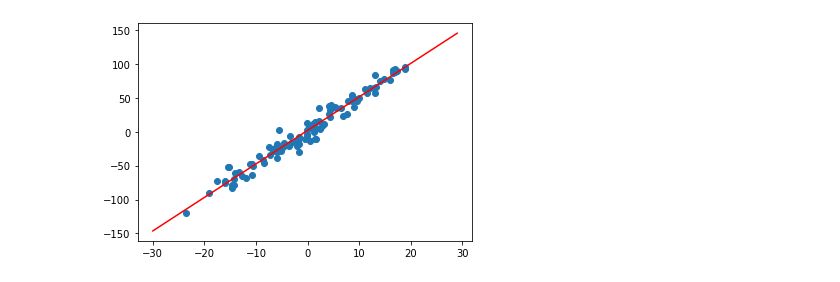
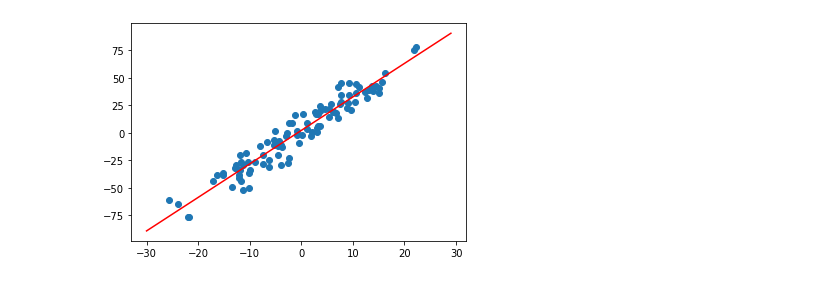
Before and after one commit to MyriadSpace/Concepts_and_Apps_of_Deep_Learning, a Jupyter notebook: Gradient/linear_regression.ipynb, the cells around one changed output. Cells and saved outputs as stored; diff of their text form; code cells hidden in the pictures.

```diff
--- a/Gradient/linear_regression.ipynb
+++ b/Gradient/linear_regression.ipynb
@@ -9,7 +9,7 @@ data = np.zeros((100,2))
 
 for i in range(len(data)):
   data[i][0] = 10*np.random.randn(1)
-  data[i][1] = 5*data[i,0] + 2 + 10*np.random.randn(1)
+  data[i][1] = 3*data[i,0] + 2 + 10*np.random.randn(1)
 
 plt.scatter(data[:,0], data[:,1])
 plt.show()
@@ -132,52 +151,51 @@ iteration: 100 loss= 92.01513083303564 w= 5.018856835333192 b= 3.682647196029787
 # %%
+# y = wx + b 선형회귀식 구하기
+# 텐서플로우를 이용한 회귀식 문제
 import tensorflow as tf
 
-# linear regression model 설계
-class LinearModel:
-
-    def __init__(self):
-        self.w = tf.Variable(20.0)
-        self.b = tf.Variable(20.0)
-
-    def __call__(self, x):
-        return self.w* x + self.b
+# w,b 변수 설정 및 초기화
+w = tf.Variable(initial_value=20.001)
+b = tf.Variable(initial_value=20.001)
 
 x = data[:,0]
 y = data[:,1]
 
-print(x,y)
+# 손실함수 정의: MSE
+def loss_function(x,y):
+  pred = w*x+b
+  return tf.reduce_mean(tf.math.square(y - pred))
 
-# 손실함수 정의: MSE
-def loss(y, pred):
-    return tf.reduce_mean(tf.square(y - pred))
+# 최적화 함수 정의: 기본적인 SGD 선정
+# 학습률 = 0.001로 정의
+optimizer=tf.optimizers.SGD(learning_rate=0.001)
 
 # 학습모델 정의
-def train(linear_model, x, y, lr=0.01):
-    with tf.GradientTape() as t:
-        current_loss = loss(y, linear_model(x))
+def train():
+  # tf.GradientTape은 기울기를 기록하는 메소드임
+  with tf.GradientTape() as g:
+    loss = loss_function(x,y)
+# tensorflow에 내장된 유한차분법 함수를 사용하여 기울기 계산
+  gradients = g.gradient(loss, [w,b])
 
-    grad_w, grad_b = t.gradient(current_loss, [linear_model.w, linear_model.b])
-    linear_model.w.assign_sub(lr * grad_w)
-    linear_model.b.assign_sub(lr * grad_b)
+# SGD를 이용하여 각 학습변수 엡데이트
+  optimizer.apply_gradients(zip(gradients, [w,b]))
 
-# linear gression 모델 선언
-linear_model = LinearModel()
-
-for i in range(1000+1):
-    w=linear_model.w.numpy()
-    b=linear_model.b.numpy()
-    real_loss = loss(y, linear_model(x))
-    train(linear_model, x, y, lr=0.01)
-
-    # 100회 반복마다 손실값 및 w, b 출력
-    if i%100 == 0:
-        print('iteration: ', i, 'loss=', real_loss, 'w=', w, 'b=', b)
+for i in range(10000+1):
+  x = data[:,0]
+  y = data[:,1]
+# 학습
+  train()
+  # 1000회 반복마다 손실값 및 w, b 출력
+  if i%1000 == 0:
+    loss = loss_function(x,y)
+    print('iteration: ', i, 'loss=', loss, 'w=', w.numpy(), 'b=', b.numpy())
 
 # 결과 출력
 x_coor = []
 y_coor = []
 iter=0
-
+w = w.numpy()
+b = b.numpy()
 for i in range(-30,30):
   x_coor.append (i)
   y_coor.append (w*x_coor[iter] + b)
@@ -207,2 +219,2 @@ iteration:  1000 loss= tf.Tensor(86.47783, shape=(), dtype=float32) w= 4.945784
-[figure, old version]
+[figure, new version]
 # %%
```
Also changed, not shown: parts of 8 cells of this notebook.
